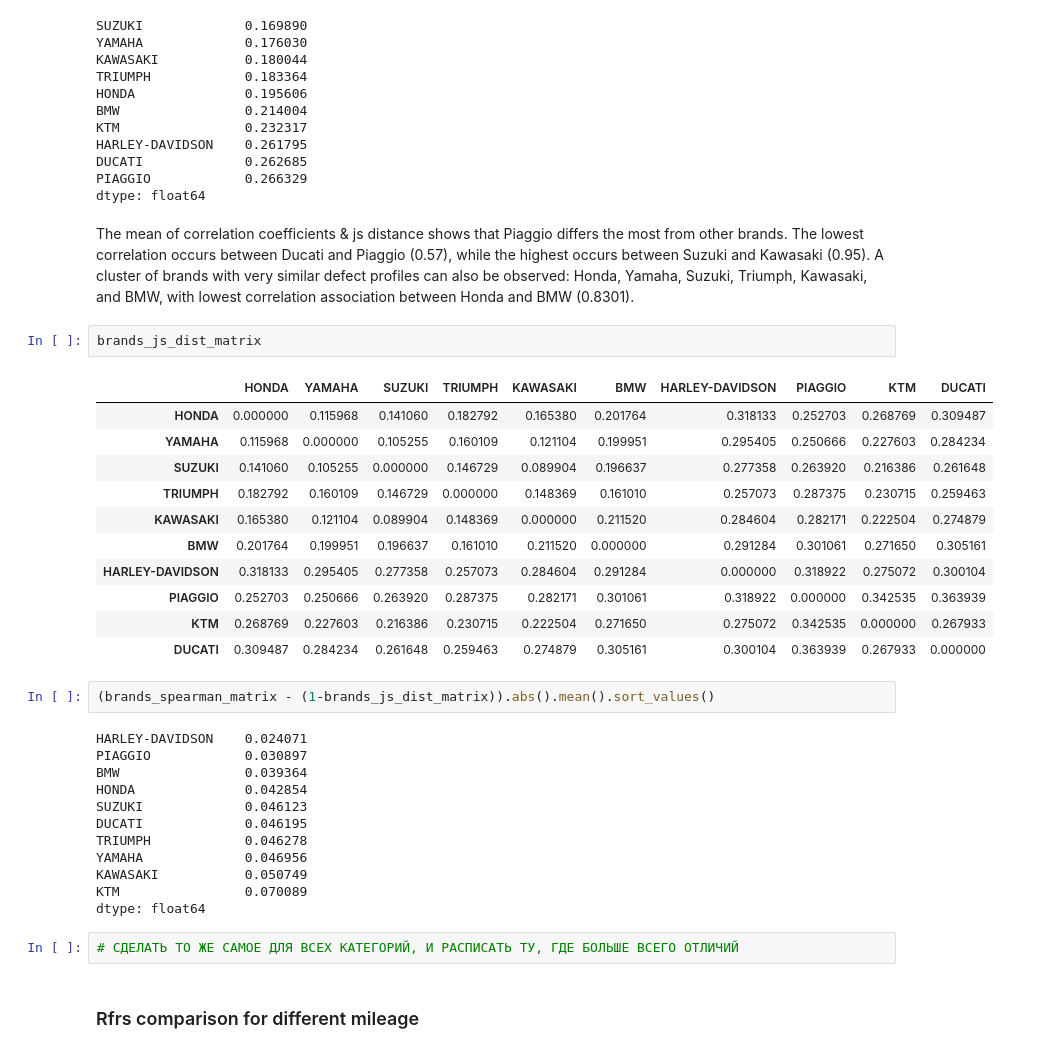
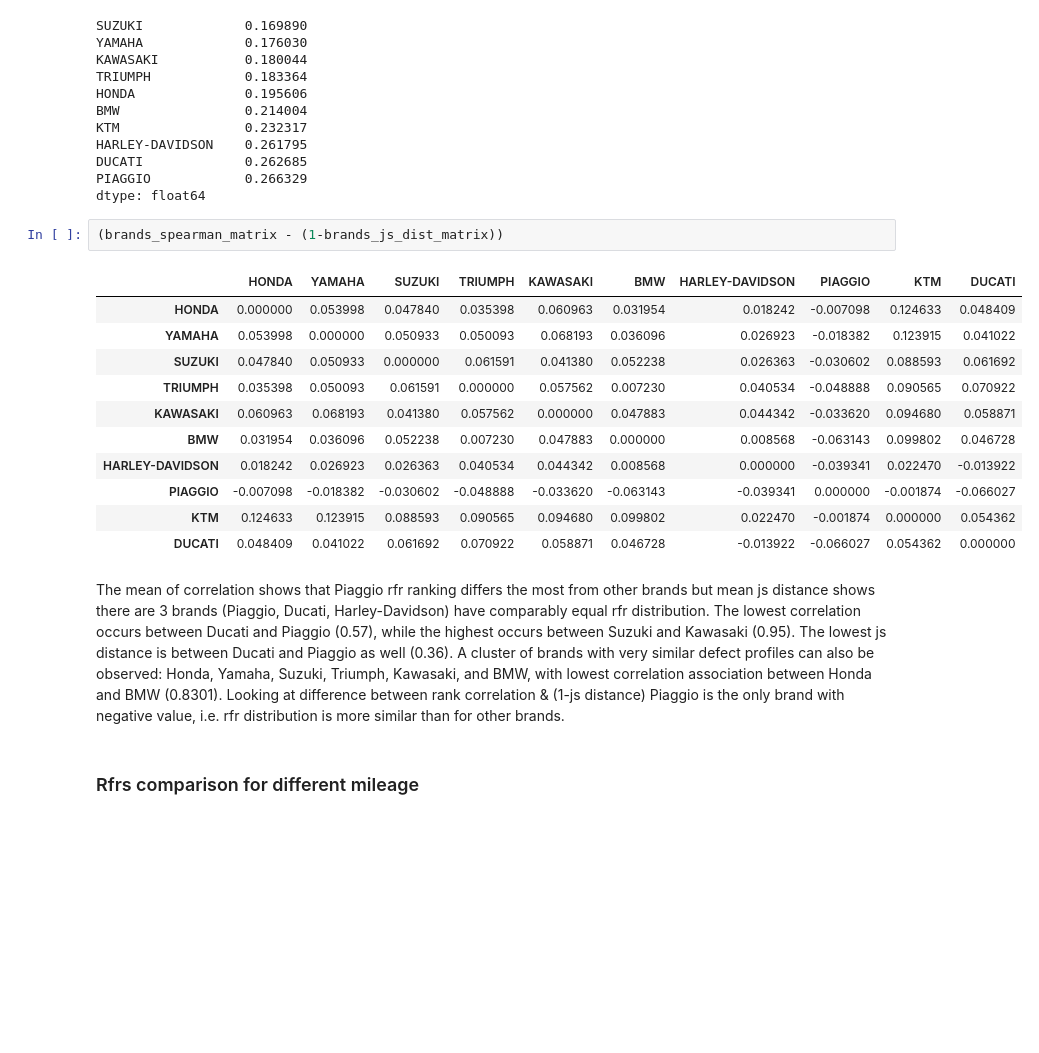
Before and after one commit to sttseitlin/MOT-test-for-motorcycles, a Jupyter notebook: moto.ipynb, the cells around one changed output. Drawn from its saved outputs; the diff is of its cells as text; blank space fills up the shorter version.

```diff
--- a/moto.ipynb
+++ b/moto.ipynb
@@ -3408,38 +3408,22 @@ HARLEY-DAVIDSON    0.261795
 DUCATI             0.262685
 PIAGGIO            0.266329
 dtype: float64
+# %%
+(brands_spearman_matrix - (1-brands_js_dist_matrix))
+# %% [output]
+|  | HONDA | YAMAHA | SUZUKI | TRIUMPH | KAWASAKI | BMW | HARLEY-DAVIDSON | PIAGGIO | KTM | DUCATI |
+| HONDA | 0.000000 | 0.053998 | 0.047840 | 0.035398 | 0.060963 | 0.031954 | 0.018242 | -0.007098 | 0.124633 | 0.048409 |
+| YAMAHA | 0.053998 | 0.000000 | 0.050933 | 0.050093 | 0.068193 | 0.036096 | 0.026923 | -0.018382 | 0.123915 | 0.041022 |
+| SUZUKI | 0.047840 | 0.050933 | 0.000000 | 0.061591 | 0.041380 | 0.052238 | 0.026363 | -0.030602 | 0.088593 | 0.061692 |
+| TRIUMPH | 0.035398 | 0.050093 | 0.061591 | 0.000000 | 0.057562 | 0.007230 | 0.040534 | -0.048888 | 0.090565 | 0.070922 |
+| KAWASAKI | 0.060963 | 0.068193 | 0.041380 | 0.057562 | 0.000000 | 0.047883 | 0.044342 | -0.033620 | 0.094680 | 0.058871 |
+| BMW | 0.031954 | 0.036096 | 0.052238 | 0.007230 | 0.047883 | 0.000000 | 0.008568 | -0.063143 | 0.099802 | 0.046728 |
+| HARLEY-DAVIDSON | 0.018242 | 0.026923 | 0.026363 | 0.040534 | 0.044342 | 0.008568 | 0.000000 | -0.039341 | 0.022470 | -0.013922 |
+| PIAGGIO | -0.007098 | -0.018382 | -0.030602 | -0.048888 | -0.033620 | -0.063143 | -0.039341 | 0.000000 | -0.001874 | -0.066027 |
+| KTM | 0.124633 | 0.123915 | 0.088593 | 0.090565 | 0.094680 | 0.099802 | 0.022470 | -0.001874 | 0.000000 | 0.054362 |
+| DUCATI | 0.048409 | 0.041022 | 0.061692 | 0.070922 | 0.058871 | 0.046728 | -0.013922 | -0.066027 | 0.054362 | 0.000000 |
 # %% [markdown]
-The mean of correlation coefficients & js distance shows that Piaggio differs the most from other brands. The lowest correlation occurs between Ducati and Piaggio (0.57), while the highest occurs between Suzuki and Kawasaki (0.95). A cluster of brands with very similar defect profiles can also be observed: Honda, Yamaha, Suzuki, Triumph, Kawasaki, and BMW, with lowest correlation association between Honda and BMW (0.8301).
+The mean of correlation shows that Piaggio rfr ranking differs the most from other brands but mean js distance shows there are 3 brands (Piaggio, Ducati, Harley-Davidson) have comparably equal rfr distribution. The lowest correlation occurs between Ducati and Piaggio (0.57), while the highest occurs between Suzuki and Kawasaki (0.95). The lowest js distance is between Ducati and Piaggio as well (0.36). A cluster of brands with very similar defect profiles can also be observed: Honda, Yamaha, Suzuki, Triumph, Kawasaki, and BMW, with lowest correlation association between Honda and BMW (0.8301). Looking at difference between rank correlation & (1-js distance) Piaggio is the only brand with negative value, i.e. rfr distribution is more similar than for other brands.
-# %%
-brands_js_dist_matrix
-# %% [output]
-|  | HONDA | YAMAHA | SUZUKI | TRIUMPH | KAWASAKI | BMW | HARLEY-DAVIDSON | PIAGGIO | KTM | DUCATI |
-| HONDA | 0.000000 | 0.115968 | 0.141060 | 0.182792 | 0.165380 | 0.201764 | 0.318133 | 0.252703 | 0.268769 | 0.309487 |
-| YAMAHA | 0.115968 | 0.000000 | 0.105255 | 0.160109 | 0.121104 | 0.199951 | 0.295405 | 0.250666 | 0.227603 | 0.284234 |
-| SUZUKI | 0.141060 | 0.105255 | 0.000000 | 0.146729 | 0.089904 | 0.196637 | 0.277358 | 0.263920 | 0.216386 | 0.261648 |
-| TRIUMPH | 0.182792 | 0.160109 | 0.146729 | 0.000000 | 0.148369 | 0.161010 | 0.257073 | 0.287375 | 0.230715 | 0.259463 |
-| KAWASAKI | 0.165380 | 0.121104 | 0.089904 | 0.148369 | 0.000000 | 0.211520 | 0.284604 | 0.282171 | 0.222504 | 0.274879 |
-| BMW | 0.201764 | 0.199951 | 0.196637 | 0.161010 | 0.211520 | 0.000000 | 0.291284 | 0.301061 | 0.271650 | 0.305161 |
-| HARLEY-DAVIDSON | 0.318133 | 0.295405 | 0.277358 | 0.257073 | 0.284604 | 0.291284 | 0.000000 | 0.318922 | 0.275072 | 0.300104 |
-| PIAGGIO | 0.252703 | 0.250666 | 0.263920 | 0.287375 | 0.282171 | 0.301061 | 0.318922 | 0.000000 | 0.342535 | 0.363939 |
-| KTM | 0.268769 | 0.227603 | 0.216386 | 0.230715 | 0.222504 | 0.271650 | 0.275072 | 0.342535 | 0.000000 | 0.267933 |
-| DUCATI | 0.309487 | 0.284234 | 0.261648 | 0.259463 | 0.274879 | 0.305161 | 0.300104 | 0.363939 | 0.267933 | 0.000000 |
-# %%
-(brands_spearman_matrix - (1-brands_js_dist_matrix)).abs().mean().sort_values()
-# %% [output]
-HARLEY-DAVIDSON    0.024071
-PIAGGIO            0.030897
-BMW                0.039364
-HONDA              0.042854
-SUZUKI             0.046123
-DUCATI             0.046195
-TRIUMPH            0.046278
-YAMAHA             0.046956
-KAWASAKI           0.050749
-KTM                0.070089
-dtype: float64
-# %%
-# СДЕЛАТЬ ТО ЖЕ САМОЕ ДЛЯ ВСЕХ КАТЕГОРИЙ, И РАСПИСАТЬ ТУ, ГДЕ БОЛЬШЕ ВСЕГО ОТЛИЧИЙ
 # %% [markdown]
 ### Rfrs comparison for different mileage
 # %% [markdown]
```
Also changed, not shown: parts of 8 cells of this notebook.
